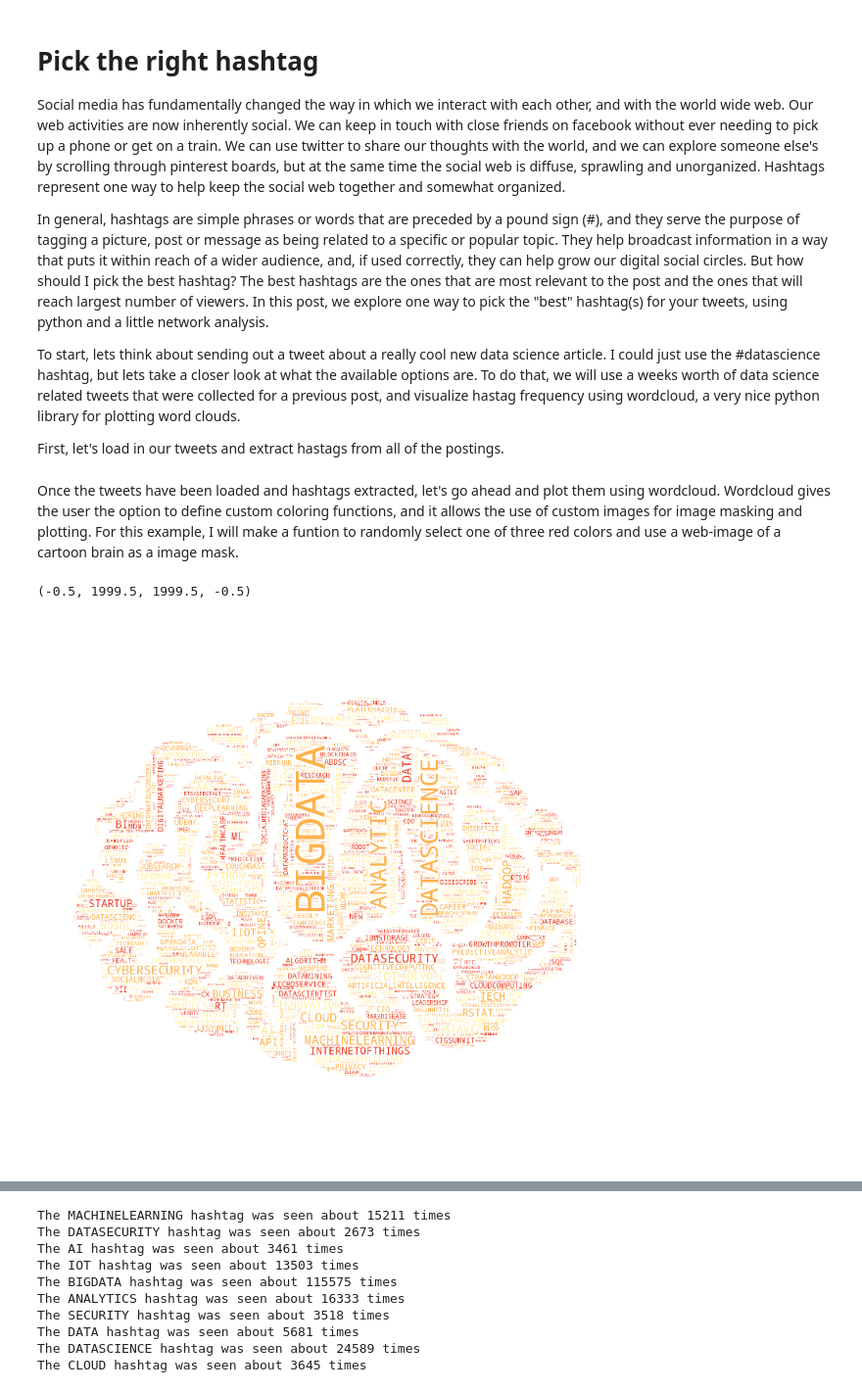
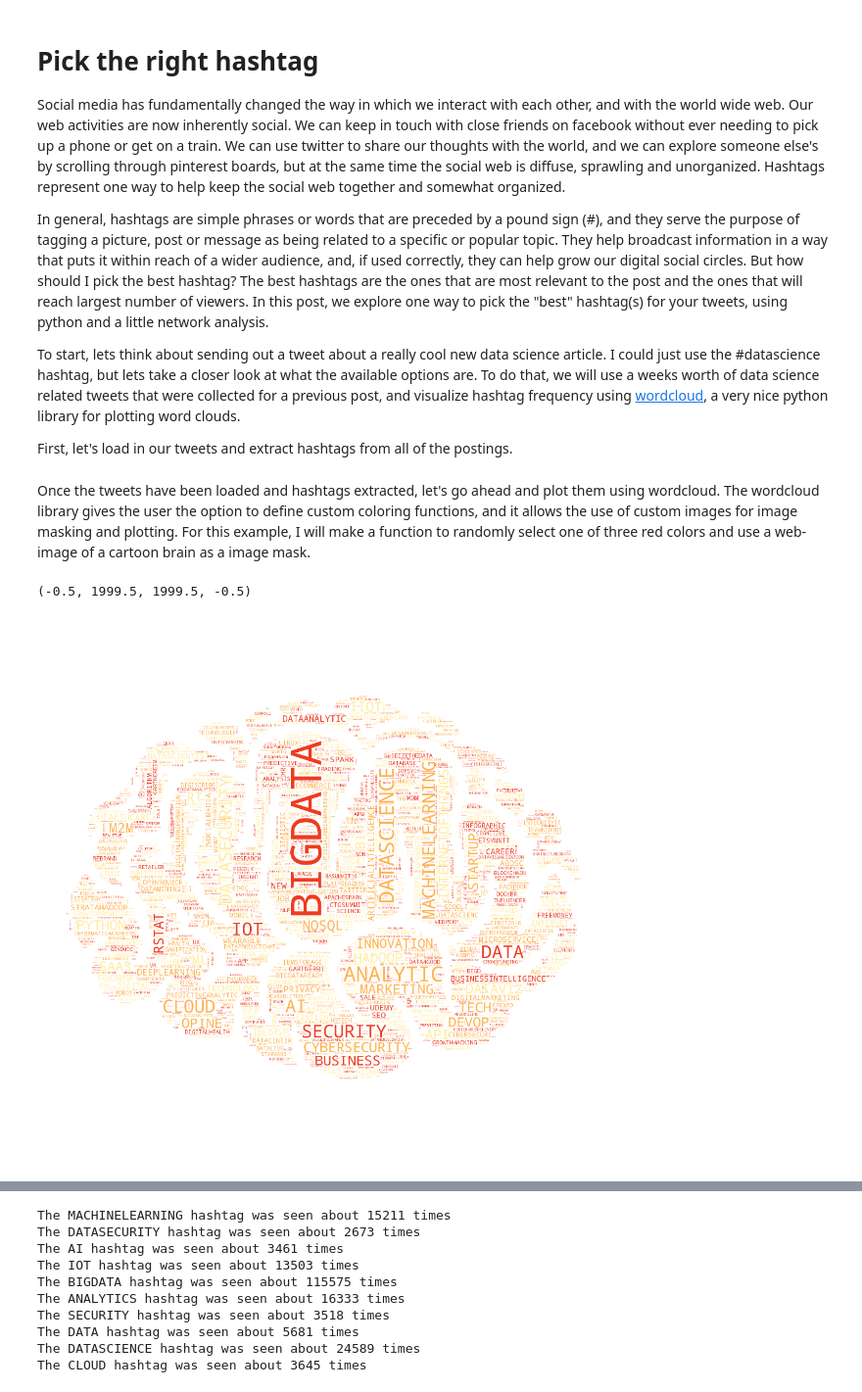
Before and after one commit to jazon33y/Hashtag_choice, a Jupyter notebook: Hashtag_post.ipynb, the cells around one changed output, grey strips where cells are left out. Shown at 98% size. Drawn from its saved outputs; the diff is of its cells as text; code cells hidden in the pictures.

Commit message:
Spell check, added image

```diff
--- a/Hashtag_post.ipynb
+++ b/Hashtag_post.ipynb
@@ -5,9 +5,9 @@ Social media has fundamentally changed the way in which we interact with each ot
 
 In general, hashtags are simple phrases or words that are preceded by a pound sign (#), and they serve the purpose of tagging a picture, post or message as being related to a specific or popular topic. They help broadcast information in a way that puts it within reach of a wider audience, and, if used correctly, they can help grow our digital social circles. But how should I pick the best hashtag? The best hashtags are the ones that are most relevant to the post and the ones that will reach largest number of viewers. In this post, we explore one way to pick the "best" hashtag(s) for your tweets, using python and a little network analysis.
 
-To start, lets think about sending out a tweet about a really cool new data science article. I could just use the #datascience hashtag, but lets take a closer look at what the available options are. To do that, we will use a weeks worth of data science related tweets that were collected for a previous post, and visualize hastag frequency using wordcloud, a very nice python library for plotting word clouds.
+To start, lets think about sending out a tweet about a really cool new data science article. I could just use the #datascience hashtag, but lets take a closer look at what the available options are. To do that, we will use a weeks worth of data science related tweets that were collected for a previous post, and visualize hashtag frequency using <a href=https://github.com/amueller/word_cloud>wordcloud</a>, a very nice python library for plotting word clouds.
 
-First, let's load in our tweets and extract hastags from all of the postings.
+First, let's load in our tweets and extract hashtags from all of the postings.
 # %%
 import sys
 import warnings
@@ -20,7 +20,7 @@ from os import path
 from datetime import timedelta
 
 def get_tags(text):
-    '''Return unique lists of hastags from twitter text, by splitting text
+    '''Return unique lists of hashtags from twitter text, by splitting text
     and returing unique strings that start with #'''
     tags = list( set(tag for tag in text.split() if tag.startswith('#')) )
     to_remove="$:;,.?!/\\*%@#"
@@ -28,7 +28,7 @@ def get_tags(text):
 
 tags = []
 verbose=False
-for i in open("data_science_twitter.txt", 'r').readlines():
+for i in open("/home/hypnotoad/Downloads/data_science_twitter.txt", 'r').readlines():
     if i=="\n":
         next
     else:
@@ -54,25 +54,25 @@ def flatten(x):
 
 tag_text = flatten(tags_df["text"].values.tolist())
 # %% [markdown]
-Once the tweets have been loaded and hashtags extracted, let's go ahead and plot them using wordcloud. Wordcloud gives the user the option to define custom coloring functions, and it allows the use of custom images for image masking and plotting. For this example, I will make a funtion to randomly select one of three red colors and use a web-image of a cartoon brain as a image mask.
+Once the tweets have been loaded and hashtags extracted, let's go ahead and plot them using wordcloud. The wordcloud library gives the user the option to define custom coloring functions, and it allows the use of custom images for image masking and plotting. For this example, I will make a function to randomly select one of three red colors and use a web-image of a cartoon brain as a image mask.
 # %%
 %matplotlib inline
 import matplotlib.pyplot as plt
 import random
 from wordcloud import WordCloud, STOPWORDS, ImageColorGenerator
 from scipy.misc import imread
 
 def red_col(word, font_size, position, orientation, random_state=None, **kwargs):
     return random.choice(['hsl(49, 100%, 81%)', 'hsl(34, 99%, 65%)', 'hsl(8, 87%, 53%)'])
 
-cloud_mask = imread("brain.png")
+cloud_mask = imread("/home/hypnotoad/Downloads/brain.png")
 image_colors = ImageColorGenerator(cloud_mask)
 wc = WordCloud(background_color="white", max_words=2000, mask=cloud_mask)
 wordcloud = wc.generate(" ".join(tag_text))
-plt.figure(figsize=(12,12))
+plt.figure(figsize=(16,16))
 plt.imshow(wc.recolor(color_func=red_col))
 plt.axis("off")
 # %% [output]
 (-0.5, 1999.5, 1999.5, -0.5)
-[figure, old version]
+[figure, new version]
 # %% [markdown]
```
Also changed, not shown: parts of 7 cells of this notebook.
